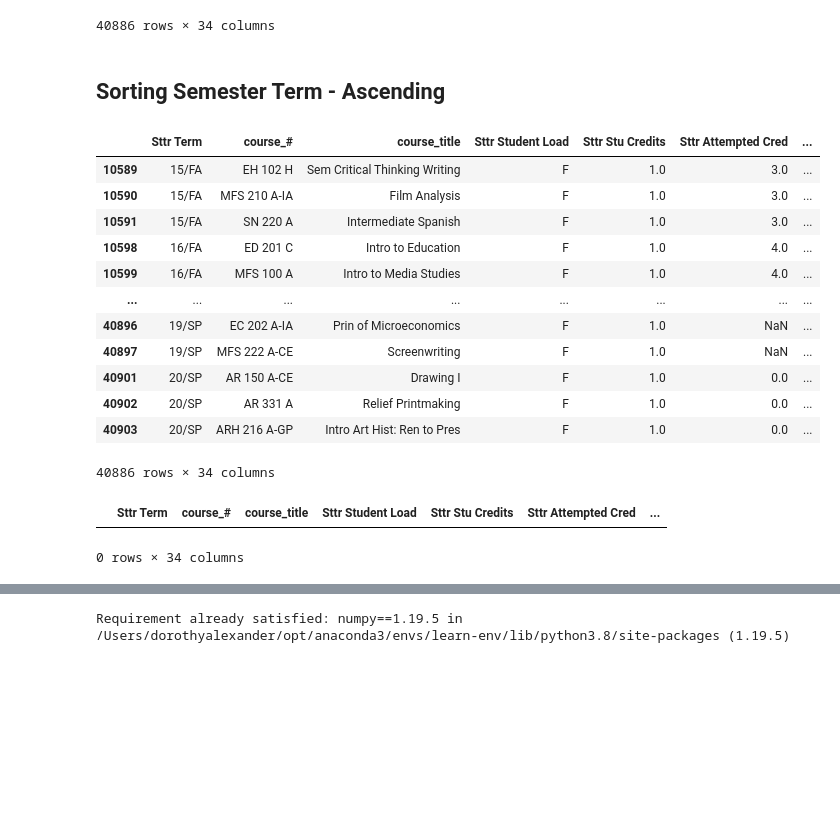
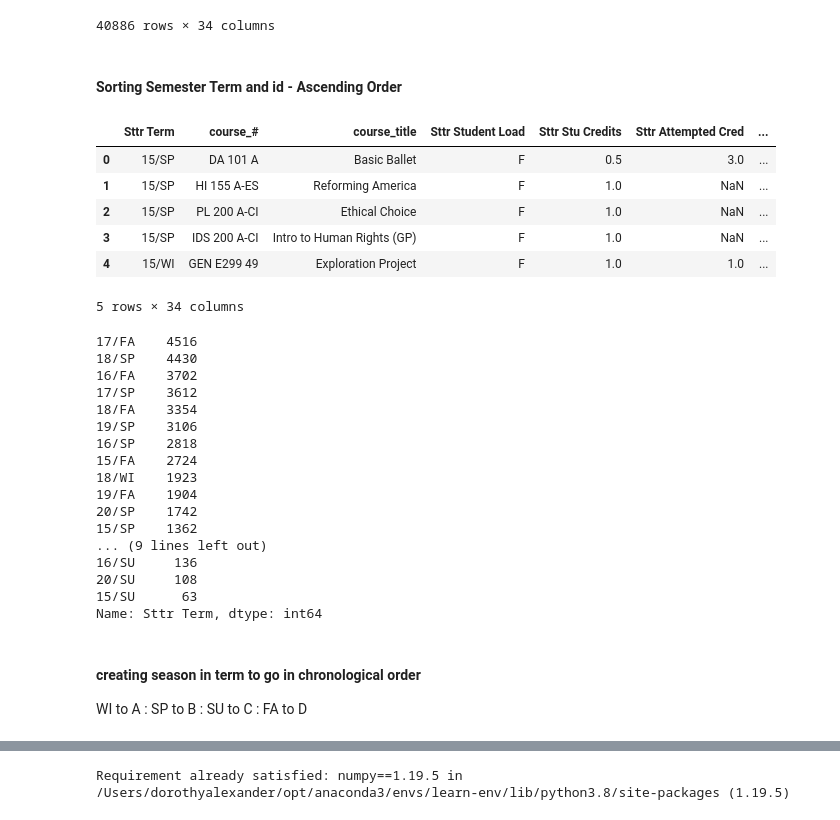
Before and after one commit to dcalexan/bsc_student_success, a Jupyter notebook: notebooks/dorothy/dorothy.ipynb, the cells around one changed output, grey strips where cells are left out. Saved outputs shown, nothing was run; the diff lists cells and outputs as text; code cells hidden in the pictures; blank space fills up the shorter version.

```diff
--- a/notebooks/dorothy/dorothy.ipynb
+++ b/notebooks/dorothy/dorothy.ipynb
@@ -273,27 +278,40 @@ df
 | 41083 | 19/SP | EH 210 A-IA | Introduction to Fiction | F | 1.0 | NaN | ... |
 40886 rows × 34 columns
 # %% [markdown]
-## Sorting Semester Term - Ascending ##
+#### Sorting Semester Term and id - Ascending Order ####
 # %%
 df['alt_id'] = df['alt_id'].astype(int)
 # %%
 df.sort_values(['alt_id', 'Sttr Term'], ascending=True)
+df.head()
 # %% [output]
 |  | Sttr Term | course_# | course_title | Sttr Student Load | Sttr Stu Credits | Sttr Attempted Cred | ... |
-| 10589 | 15/FA | EH 102 H | Sem Critical Thinking Writing | F | 1.0 | 3.0 | ... |
-| 10590 | 15/FA | MFS 210 A-IA | Film Analysis | F | 1.0 | 3.0 | ... |
-| 10591 | 15/FA | SN 220 A | Intermediate Spanish | F | 1.0 | 3.0 | ... |
-| 10598 | 16/FA | ED 201 C | Intro to Education | F | 1.0 | 4.0 | ... |
-| 10599 | 16/FA | MFS 100 A | Intro to Media Studies | F | 1.0 | 4.0 | ... |
-| ... | ... | ... | ... | ... | ... | ... | ... |
-| 40896 | 19/SP | EC 202 A-IA | Prin of Microeconomics | F | 1.0 | NaN | ... |
-| 40897 | 19/SP | MFS 222 A-CE | Screenwriting | F | 1.0 | NaN | ... |
-| 40901 | 20/SP | AR 150 A-CE | Drawing I | F | 1.0 | 0.0 | ... |
-| 40902 | 20/SP | AR 331 A | Relief Printmaking | F | 1.0 | 0.0 | ... |
-| 40903 | 20/SP | ARH 216 A-GP | Intro Art Hist: Ren to Pres | F | 1.0 | 0.0 | ... |
+| 0 | 15/SP | DA 101 A | Basic Ballet | F | 0.5 | 3.0 | ... |
+| 1 | 15/SP | HI 155 A-ES | Reforming America | F | 1.0 | NaN | ... |
+| 2 | 15/SP | PL 200 A-CI | Ethical Choice | F | 1.0 | NaN | ... |
+| 3 | 15/SP | IDS 200 A-CI | Intro to Human Rights (GP) | F | 1.0 | NaN | ... |
+| 4 | 15/WI | GEN E299 49 | Exploration Project | F | 1.0 | 1.0 | ... |
-40886 rows × 34 columns
+5 rows × 34 columns
-# %%
-df.query('course_title==0')
-# %% [output]
-|  | Sttr Term | course_# | course_title | Sttr Student Load | Sttr Stu Credits | Sttr Attempted Cred | ... |
-0 rows × 34 columns
+# %%
+df['Sttr Term'].value_counts()
+# %% [output]
+17/FA    4516
+18/SP    4430
+16/FA    3702
+17/SP    3612
+18/FA    3354
+19/SP    3106
+16/SP    2818
+15/FA    2724
+18/WI    1923
+19/FA    1904
+20/SP    1742
+15/SP    1362
+... (9 lines left out)
+16/SU     136
+20/SU     108
+15/SU      63
+Name: Sttr Term, dtype: int64
+# %% [markdown]
+#### creating season in term to go in chronological order ####
+WI to A : SP to B : SU to C : FA to D
```
Also changed, not shown: parts of 42 cells of this notebook.
